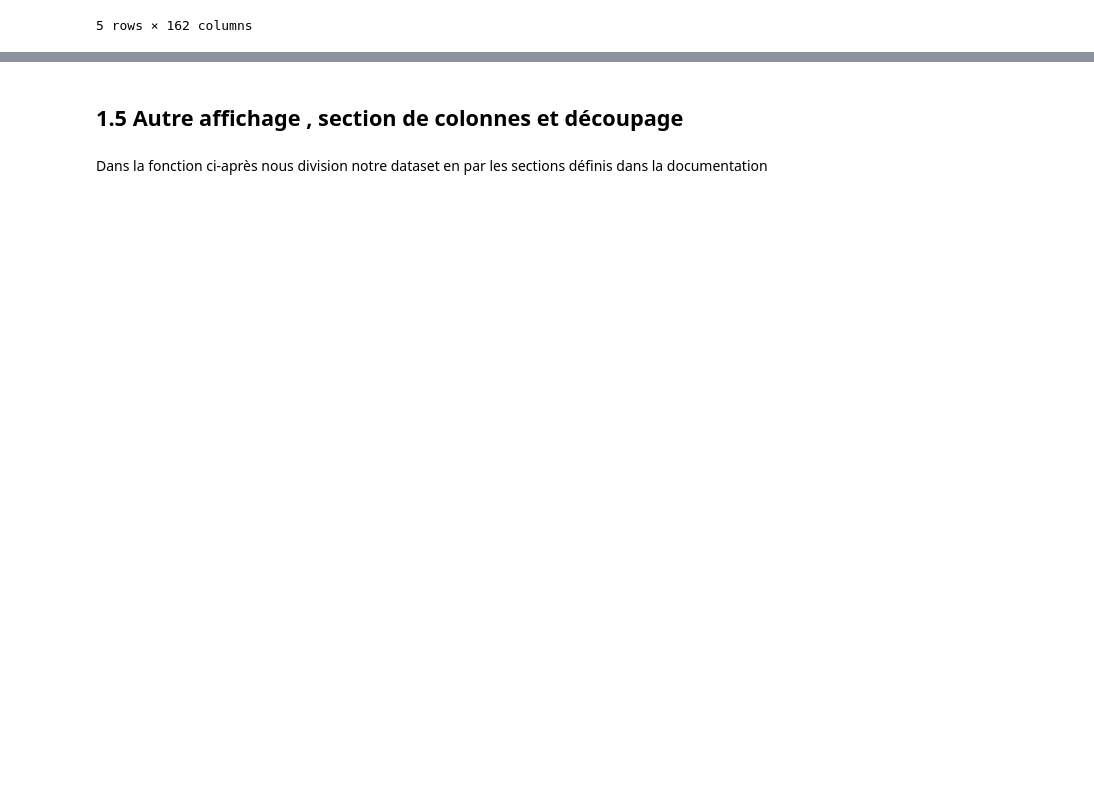
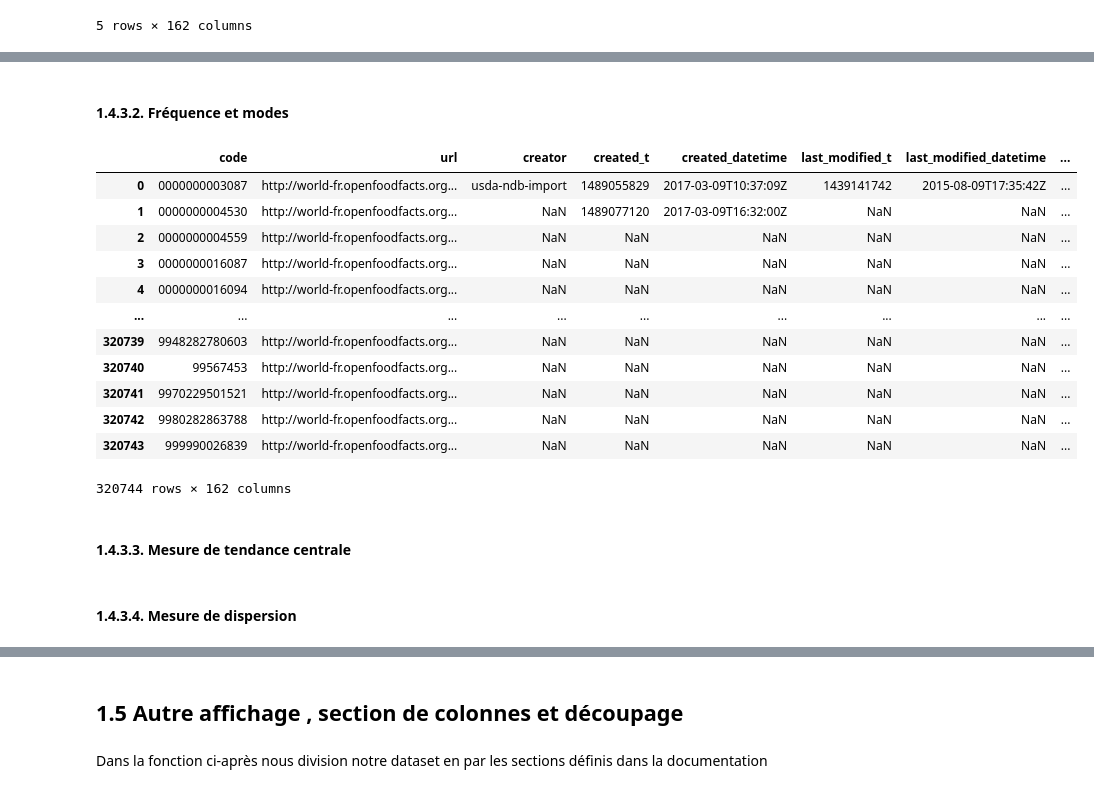
Before and after one commit to CYBA7K2M-DATAPROJ/prepare_data_for_public_health_agency, a Jupyter notebook: Fusilier_Antoine_1_notebook_112023.ipynb, the cells around one changed output, grey strips where cells are left out. Drawn from its saved outputs; the diff is of its cells as text; code cells hidden in the pictures; blank space fills up the shorter version.

```diff
--- a/Fusilier_Antoine_1_notebook_112023.ipynb
+++ b/Fusilier_Antoine_1_notebook_112023.ipynb
@@ -142,0 +143,20 @@ memory usage: 83.8+ MB
+# %% [markdown]
+#### 1.4.3.2. Fréquence et modes
+# %%
+df.mode()
+# %% [output]
+|  | code | url | creator | created_t | created_datetime | last_modified_t | last_modified_datetime | ... |
+| 0 | 0000000003087 | http://world-fr.openfoodfacts.org... | usda-ndb-import | 1489055829 | 2017-03-09T10:37:09Z | 1439141742 | 2015-08-09T17:35:42Z | ... |
+| 1 | 0000000004530 | http://world-fr.openfoodfacts.org... | NaN | 1489077120 | 2017-03-09T16:32:00Z | NaN | NaN | ... |
+| 2 | 0000000004559 | http://world-fr.openfoodfacts.org... | NaN | NaN | NaN | NaN | NaN | ... |
+| 3 | 0000000016087 | http://world-fr.openfoodfacts.org... | NaN | NaN | NaN | NaN | NaN | ... |
+| 4 | 0000000016094 | http://world-fr.openfoodfacts.org... | NaN | NaN | NaN | NaN | NaN | ... |
+| ... | ... | ... | ... | ... | ... | ... | ... | ... |
+| 320739 | 9948282780603 | http://world-fr.openfoodfacts.org... | NaN | NaN | NaN | NaN | NaN | ... |
+| 320740 | 99567453 | http://world-fr.openfoodfacts.org... | NaN | NaN | NaN | NaN | NaN | ... |
+| 320741 | 9970229501521 | http://world-fr.openfoodfacts.org... | NaN | NaN | NaN | NaN | NaN | ... |
+| 320742 | 9980282863788 | http://world-fr.openfoodfacts.org... | NaN | NaN | NaN | NaN | NaN | ... |
+| 320743 | 999990026839 | http://world-fr.openfoodfacts.org... | NaN | NaN | NaN | NaN | NaN | ... |
+320744 rows × 162 columns
+# %% [markdown]
+#### 1.4.3.3. Mesure de tendance centrale
@@ -142,0 +167,2 @@ memory usage: 83.8+ MB
+# %% [markdown]
+#### 1.4.3.4. Mesure de dispersion
```
Also changed, not shown: parts of 105 cells of this notebook, 14 other files.
